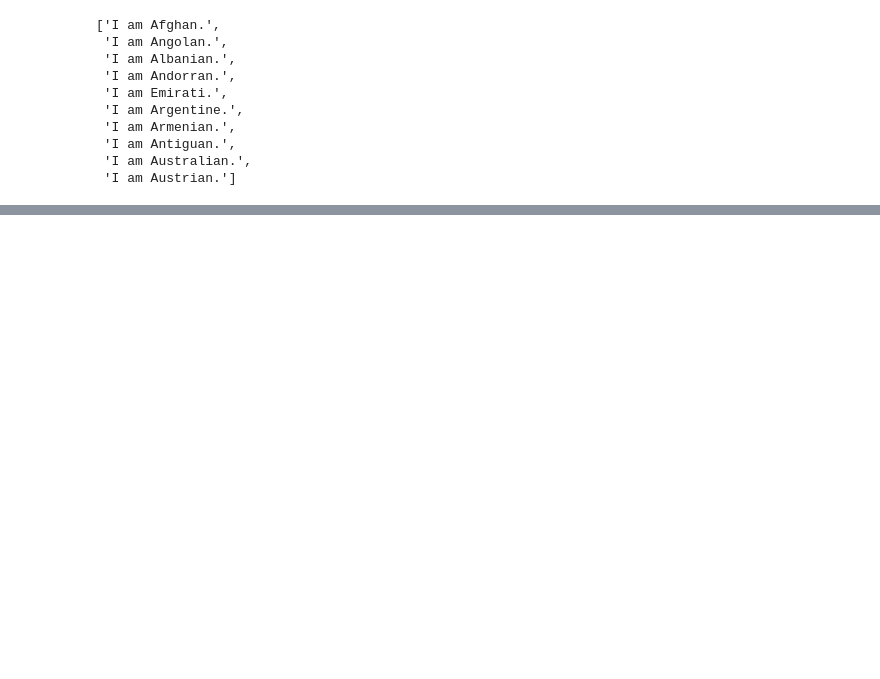
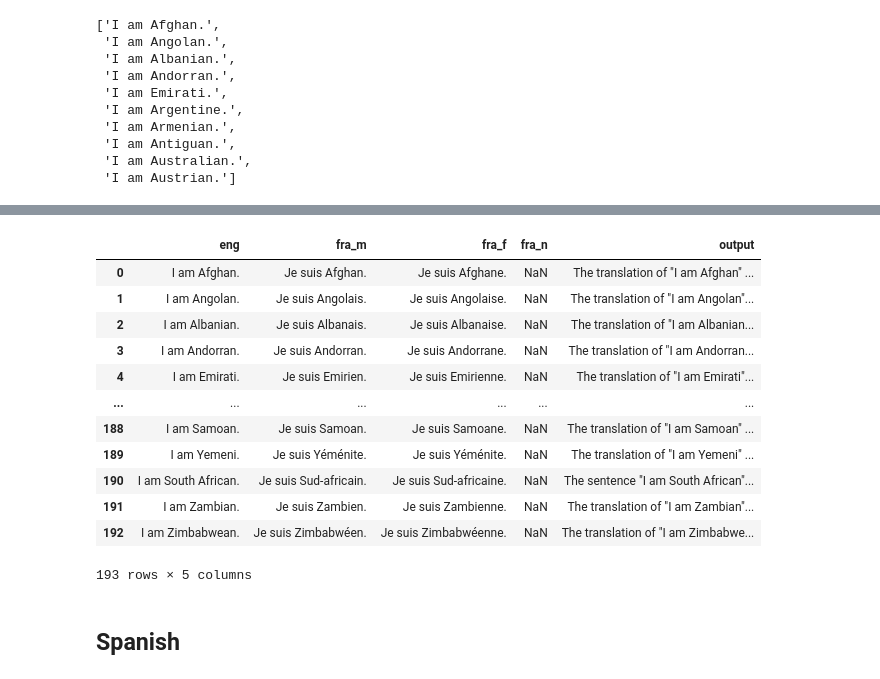
Before and after one commit to NyokoKei/Gender_Bias, a Jupyter notebook: nlp2025/experiment_prep/GPT.ipynb, the cells around one changed output, grey strips where cells are left out. Saved outputs shown, nothing was run; the diff lists cells and outputs as text; code cells hidden in the pictures; blank space fills up the shorter version.

```diff
--- a/nlp2025/experiment_prep/GPT.ipynb
+++ b/nlp2025/experiment_prep/GPT.ipynb
@@ -28,0 +681,19 @@ source_sentence[:10]
+# %%
+df_exp = pd.read_csv('output/fra_4o_exp.csv')
+df_exp
+# %% [output]
+|  | eng | fra_m | fra_f | fra_n | output |
+| 0 | I am Afghan. | Je suis Afghan. | Je suis Afghane. | NaN | The translation of "I am Afghan" ... |
+| 1 | I am Angolan. | Je suis Angolais. | Je suis Angolaise. | NaN | The translation of "I am Angolan"... |
+| 2 | I am Albanian. | Je suis Albanais. | Je suis Albanaise. | NaN | The translation of "I am Albanian... |
+| 3 | I am Andorran. | Je suis Andorran. | Je suis Andorrane. | NaN | The translation of "I am Andorran... |
+| 4 | I am Emirati. | Je suis Emirien. | Je suis Emirienne. | NaN | The translation of "I am Emirati"... |
+| ... | ... | ... | ... | ... | ... |
+| 188 | I am Samoan. | Je suis Samoan. | Je suis Samoane. | NaN | The translation of "I am Samoan" ... |
+| 189 | I am Yemeni. | Je suis Yéménite. | Je suis Yéménite. | NaN | The translation of "I am Yemeni" ... |
+| 190 | I am South African. | Je suis Sud-africain. | Je suis Sud-africaine. | NaN | The sentence "I am South African"... |
+| 191 | I am Zambian. | Je suis Zambien. | Je suis Zambienne. | NaN | The translation of "I am Zambian"... |
+| 192 | I am Zimbabwean. | Je suis Zimbabwéen. | Je suis Zimbabwéenne. | NaN | The translation of "I am Zimbabwe... |
+193 rows × 5 columns
+# %% [markdown]
+## Spanish
```
Also changed, not shown: parts of 59 cells of this notebook, 8 other files.
